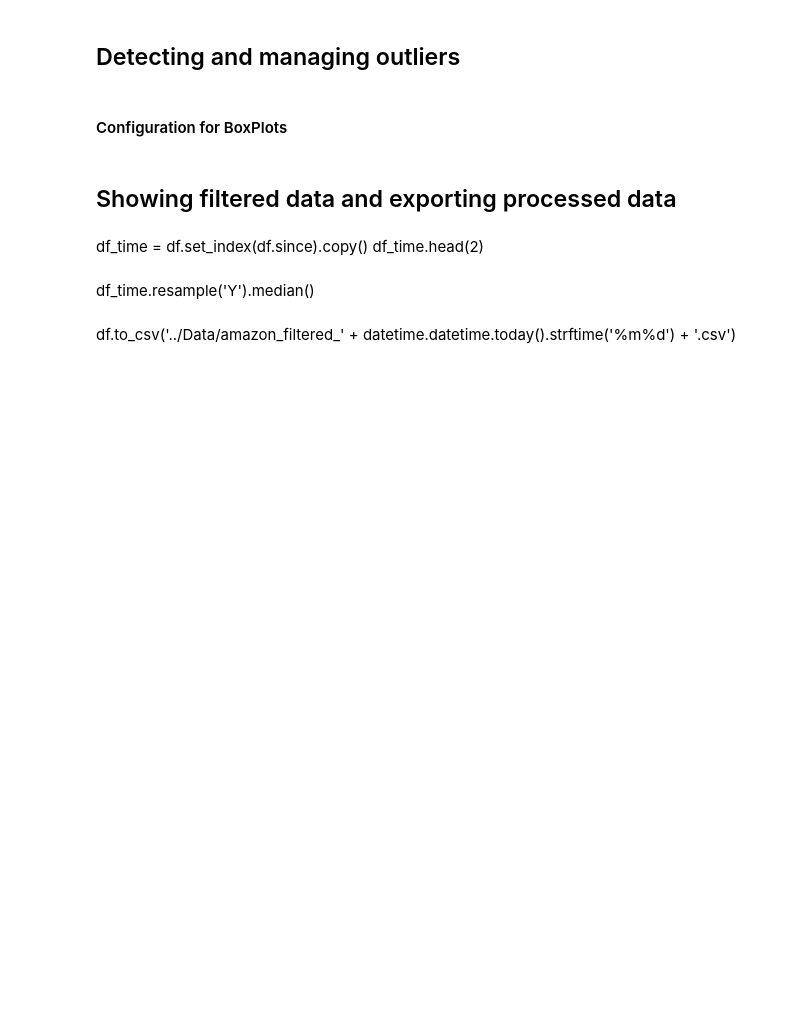
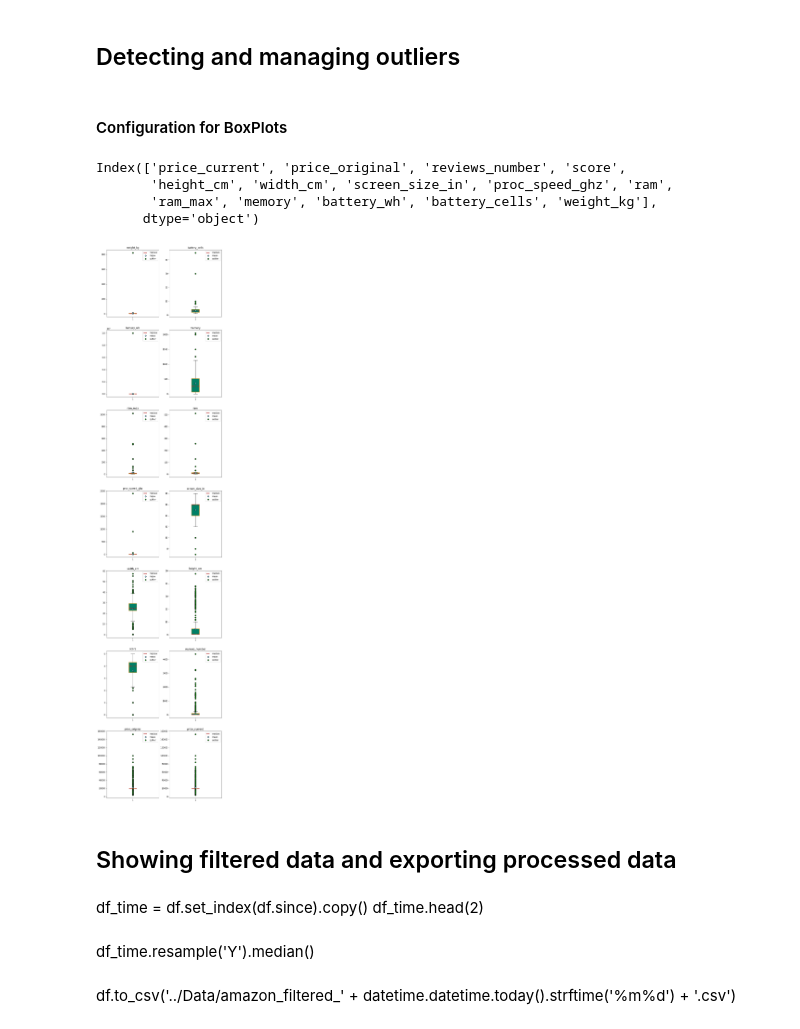
Before and after one commit to AlanIsaacV/Data-Science, a Jupyter notebook: Transform/filter.ipynb, the cells around one changed output. Cells and saved outputs as stored; diff of their text form; code cells hidden in the pictures; blank space fills up the shorter version.

Commit message:
Created function to graph all boxplots of DataFrame

```diff
--- a/Transform/filter.ipynb
+++ b/Transform/filter.ipynb
@@ -197,6 +244,30 @@ def boxplot_config(ax, x, labels=None, title='', xlabel='', ylabel=''):
     ax.set_xlabel(xlabel)
     ax.set_ylabel(ylabel)
     ax.legend()
+# %%
+df.select_dtypes(include = 'number').columns
+# %% [output]
+Index(['price_current', 'price_original', 'reviews_number', 'score',
+       'height_cm', 'width_cm', 'screen_size_in', 'proc_speed_ghz', 'ram',
+       'ram_max', 'memory', 'battery_wh', 'battery_cells', 'weight_kg'],
+      dtype='object')
+# %%
+columns = df.select_dtypes(include = 'number').columns
+columns_number = len(columns)
+
+plot_cols = 2
+plot_rows = int(columns_number / plot_cols)
+plot_size_y = int(round( plot_rows * 7, 0 ))
+plot_size_x = int(round( plot_cols * 5, 0 ))
+
+fig, ax = plt.subplots(plot_rows, plot_cols, figsize=(plot_size_x, plot_size_y))
+
+for nrow in range(0, plot_rows):
+    for ncol in range(0, plot_cols):
+        columns_number -= 1
+        boxplot_config(ax[nrow][ncol], df[columns[columns_number]], title=columns[columns_number])
+# %% [output]
+[figure, added]
 # %% [markdown]
 ## Showing filtered data and exporting processed data
 # %% [markdown]
```
Also changed, not shown: parts of 16 cells of this notebook.
